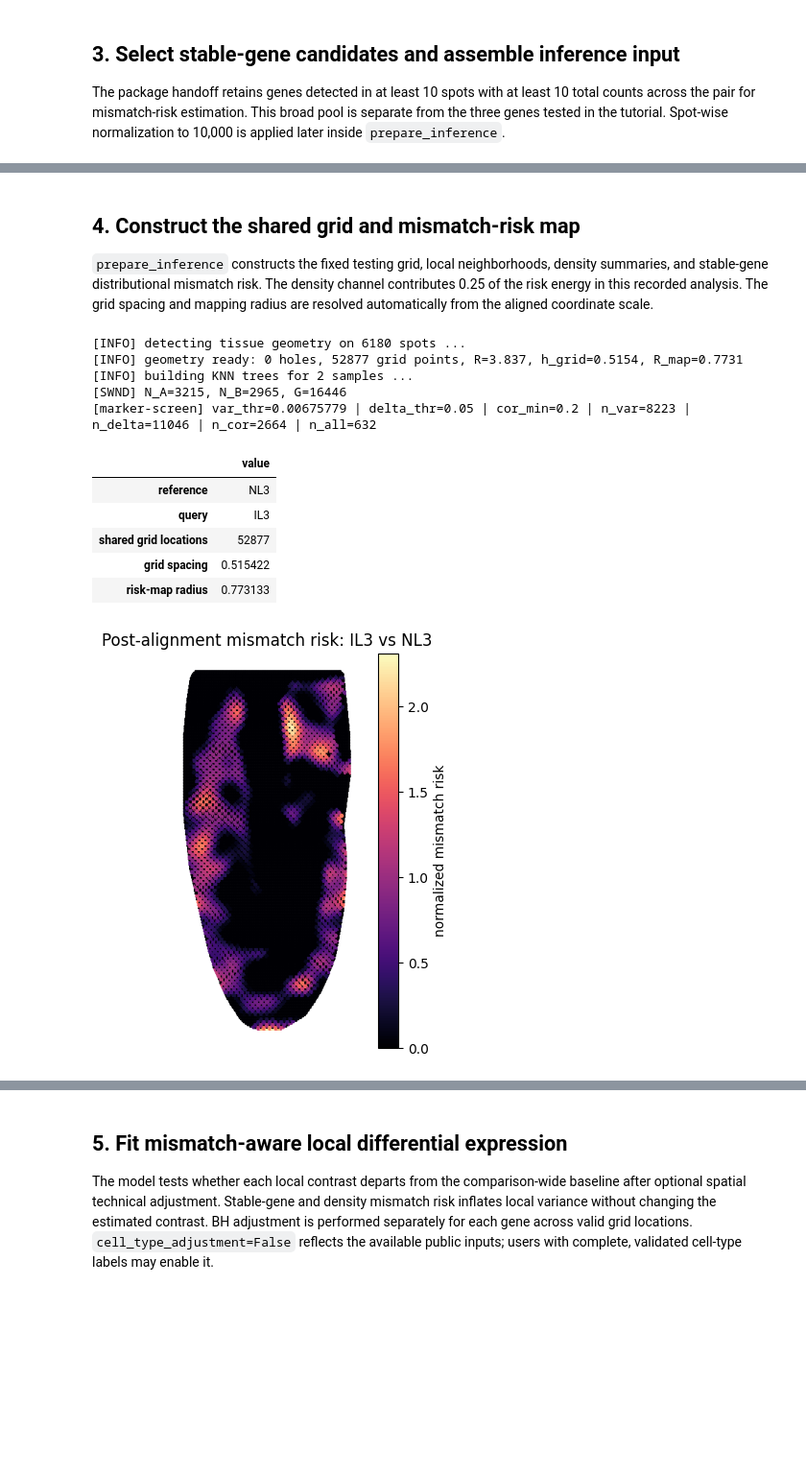
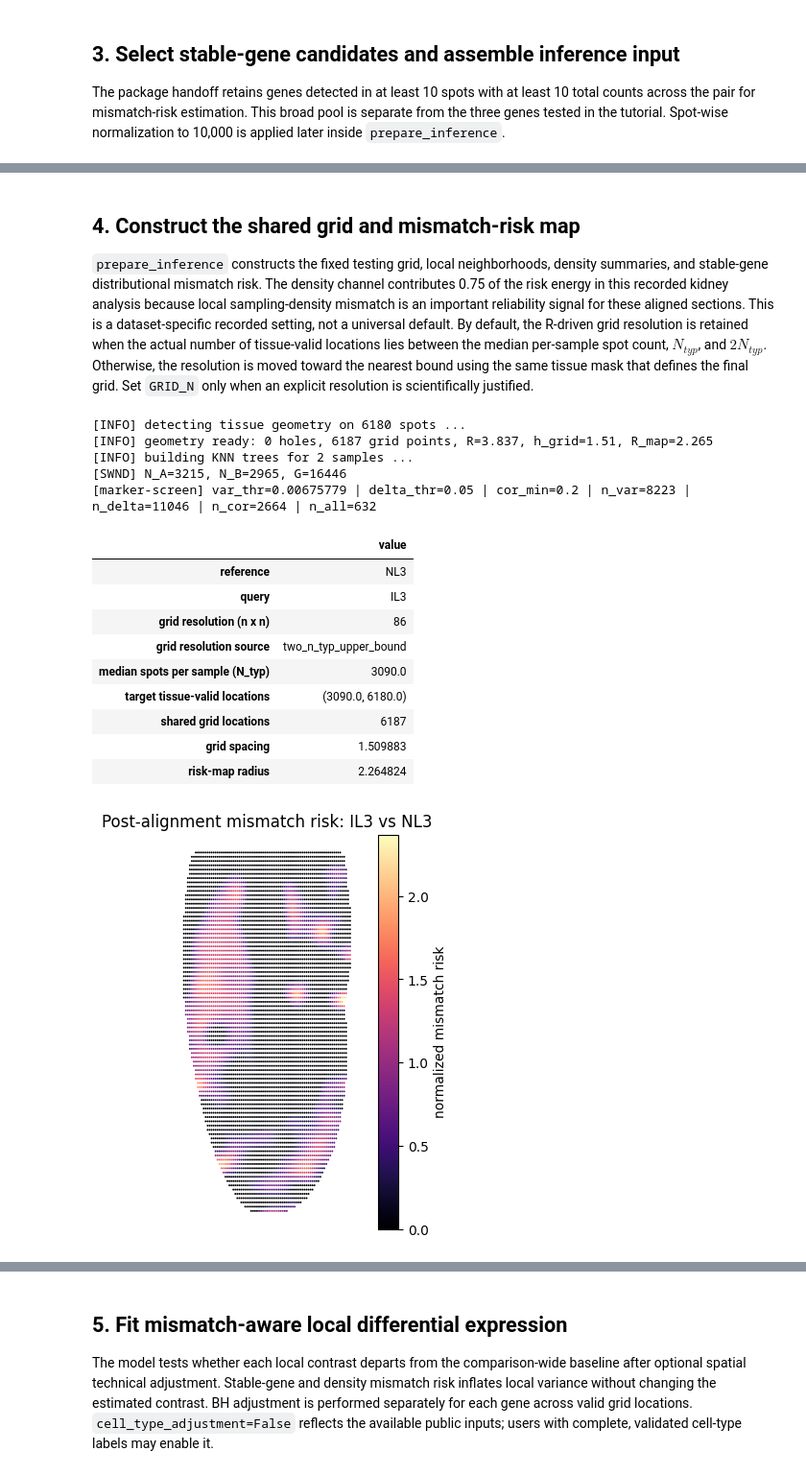
Before and after one commit to dsong-lab/spAlignDE, a Jupyter notebook: docs/source/source_notebooks/post_alignment_inference_nb.ipynb, the cells around one changed output, grey strips where cells are left out. Shown at 96% size. Saved outputs shown, nothing was run; the diff lists cells and outputs as text; code cells hidden in the pictures; blank space fills up the shorter version.

Commit message:
Add post-alignment kidney inference workflow

```diff
--- a/docs/source/source_notebooks/post_alignment_inference_nb.ipynb
+++ b/docs/source/source_notebooks/post_alignment_inference_nb.ipynb
@@ -132,7 +138,7 @@ mismatch-risk gene pool, and returns the standard long table used
 by `prepare_inference`. The query uses its deformed coordinates,
 whereas the reference remains fixed.
 # %%
-genes_to_test = ["Cbr1", "Cd44", "Slc5a2"]
+genes_to_test = ["Cbr1", "Cd44", "Myo5a"]
 visium_input = spAlignDE.build_visium_inference_table(
     ALIGNED_H5AD,
     {
@@ -252,11 +257,20 @@ display(
 
 `prepare_inference` constructs the fixed testing grid, local
 neighborhoods, density summaries, and stable-gene distributional
-mismatch risk. The density channel contributes 0.25 of the risk
-energy in this recorded analysis. The grid spacing and mapping
-radius are resolved automatically from the aligned coordinate
-scale.
+mismatch risk. The density channel contributes 0.75 of the risk
+energy in this recorded kidney analysis because local sampling-density
+mismatch is an important reliability signal for these aligned sections.
+This is a dataset-specific recorded setting, not a universal default.
+By default, the R-driven grid
+resolution is retained when the actual number of tissue-valid
+locations lies between the median per-sample spot count,
+$N_{typ}$, and $2N_{typ}$. Otherwise, the resolution is moved
+toward the nearest bound using the same tissue mask that defines
+the final grid. Set `GRID_N` only when an explicit resolution is
+scientifically justified.
 # %%
+GRID_N = None  # integer >= 2 overrides automatic grid resolution
+
 prepared = spAlignDE.prepare_inference(
     inference_data,
     reference=REFERENCE,
@@ -264,8 +278,9 @@ prepared = spAlignDE.prepare_inference(
     risk_genes=risk_genes,
     aligned_coordinate_key=("x_aligned", "y_aligned"),
     cell_type_key=None,
-    density_energy_share=0.25,
+    density_energy_share=0.75,
     library_size=TARGET_LIBRARY_SIZE,
+    grid_n=GRID_N,
     n_jobs=1,
     random_state=1,
 )
@@ -275,39 +290,49 @@ preparation_summary = pd.DataFrame(
         "value": {
             "reference": prepared.reference,
             "query": ", ".join(prepared.shared["time_ids"]),
+            "grid resolution (n x n)": prepared.metadata["grid_n"],
+            "grid resolution source": prepared.metadata["grid_n_source"],
+            "median spots per sample (N_typ)": prepared.metadata["n_typ"],
+            "target tissue-valid locations": prepared.metadata[
+                "target_grid_locations"
+            ],
             "shared grid locations": len(prepared.shared["grid_eval"]),
             "grid spacing": prepared.metadata["shared_grid_spacing"],
             "risk-map radius": prepared.metadata["risk_map_radius"],
         }
     }
 )
 display(preparation_summary)
 
 grid = prepared.shared["grid_eval"][["x", "y"]].to_numpy(float)
 mismatch_risk = np.asarray(prepared.shared["risk_time"][QUERY], dtype=float)
 figure, axis = plt.subplots(figsize=(5.2, 4.5), constrained_layout=True)
 artist = axis.scatter(
     grid[:, 0], grid[:, 1], c=mismatch_risk, s=2.0,
     cmap="magma", linewidths=0, rasterized=True,
 )
 axis.set_title("Post-alignment mismatch risk: IL3 vs NL3")
 axis.set_aspect("equal")
 axis.set_axis_off()
 figure.colorbar(artist, ax=axis, label="normalized mismatch risk")
 plt.show()
 # %% [output]
 [INFO] detecting tissue geometry on 6180 spots ...
-[INFO] geometry ready: 0 holes, 52877 grid points, R=3.837, h_grid=0.5154, R_map=0.7731
+[INFO] geometry ready: 0 holes, 6187 grid points, R=3.837, h_grid=1.51, R_map=2.265
 [INFO] building KNN trees for 2 samples ...
 [SWND] N_A=3215, N_B=2965, G=16446
 [marker-screen] var_thr=0.00675779 | delta_thr=0.05 | cor_min=0.2 | n_var=8223 | n_delta=11046 | n_cor=2664 | n_all=632
 |  | value |
 | reference | NL3 |
 | query | IL3 |
-| shared grid locations | 52877 |
-| grid spacing | 0.515422 |
-| risk-map radius | 0.773133 |
+| grid resolution (n x n) | 86 |
+| grid resolution source | two_n_typ_upper_bound |
+| median spots per sample (N_typ) | 3090.0 |
+| target tissue-valid locations | (3090.0, 6180.0) |
+| shared grid locations | 6187 |
+| grid spacing | 1.509883 |
+| risk-map radius | 2.264824 |
-[figure, old version]
+[figure, new version]
 # %% [markdown]
 ### How to adapt the inference settings
 
```
Also changed, not shown: parts of 9 cells of this notebook, 22 other files.
